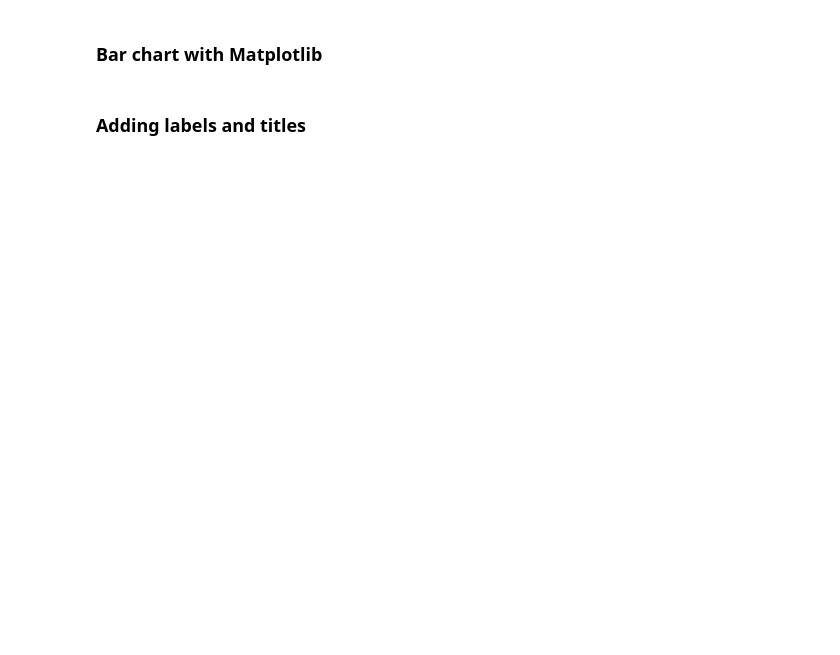
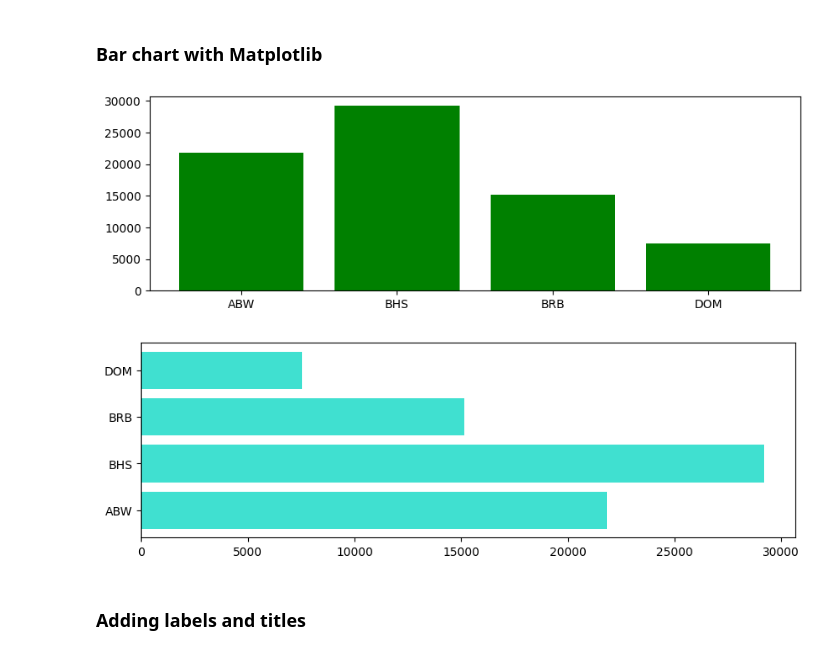
Before and after one commit to ismayc/oreilly-genai-powered-data-analysis-with-python, a Jupyter notebook: exercises-2025_09.ipynb, the cells around one changed output. Saved outputs shown, nothing was run; the diff lists cells and outputs as text; code cells hidden in the pictures; blank space fills up the shorter version.

```diff
--- a/exercises-2025_09.ipynb
+++ b/exercises-2025_09.ipynb
@@ -581,18 +603,25 @@ populations['fertility_rate'].fillna(0)
 ### Bar chart with Matplotlib
 # %%
 # Filter data for Caribbean countries and the year 2020
-
-
+caribbean_countries = ['ABW', 'BHS', 'BRB', 'DOM']
+data_2020_carib = economies[ (economies.year == 2020) & (economies.code.isin(caribbean_countries)) ]
 
 # Bar chart of gdp_percapita for different Caribbean countries in 2020
+plt.figure(figsize=(10, 3))
+plt.bar(x=data_2020_carib.code,
+        height=data_2020_carib['gdp_percapita'],
+        color='green');
+#plt.show()
 
-
-
-
-
-
+plt.savefig("carib_bar.png", dpi=300)
 
 # Horizontal version
+plt.figure(figsize=(10, 3))
+plt.barh(y=data_2020_carib.code, width=data_2020_carib['gdp_percapita'], color='turquoise');
+plt.show()
+# %% [output]
+[figure, added]
+[figure, added]
 # %% [markdown]
 ### Adding labels and titles
 # %%
```
Also changed, not shown: parts of 7 cells of this notebook, 6 other files.
